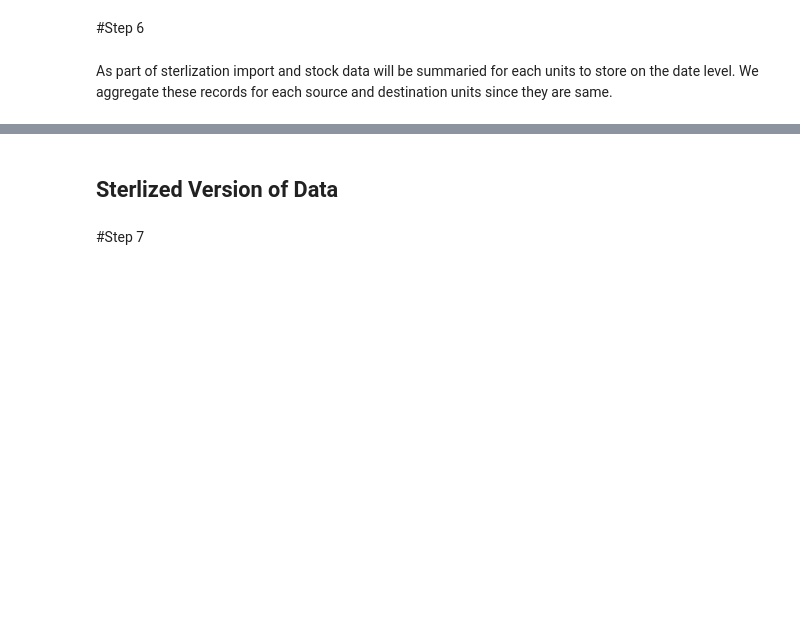
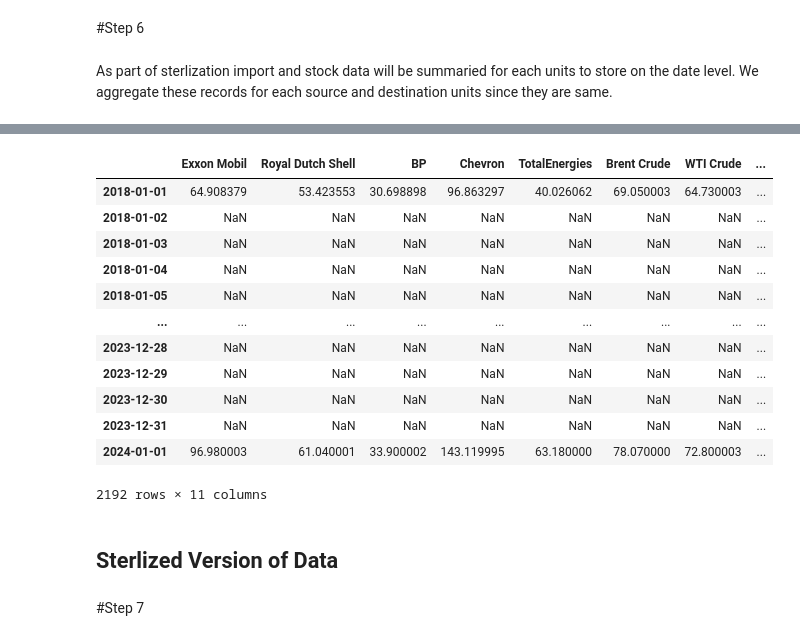
Before and after one commit to pankajti/qtw, a Jupyter notebook: Risk_GWP1.ipynb, the cells around one changed output, grey strips where cells are left out. Drawn from its saved outputs; the diff is of its cells as text; code cells hidden in the pictures; blank space fills up the shorter version.

```diff
--- a/Risk_GWP1.ipynb
+++ b/Risk_GWP1.ipynb
@@ -286,9 +294,9 @@ micro_data_df = oil_stock_data.join(oil_prod_data)
 #########. plotting and issues ######
 
 micro_data_df.plot()
-macro_data_df = pd.concat(macro_data.values())
+macro_data_df = pd.concat(macro_data.values(),axis =1, join='inner')
 macro_data_df[macro_data_df.index.duplicated()]
 mm_data = macro_data_df.join(micro_data_df, how = 'inner')
 mm_data_clean= mm_data.fillna(method='ffill').dropna()
-mm_data_clean[mm_data_clean.index.duplicated()]
+#mm_data_clean[mm_data_clean.index.duplicated()]
 # %% [output]
@@ -333,0 +312,4 @@ mm_data_clean[mm_data_clean.index.duplicated()]
+# %%
+financial_data.index = financial_data.index.map(lambda x :dt.datetime.strptime(x.strftime('%Y%m%d'),'%Y%m%d'))
+# %%
+mm_data_clean_up =mm_data_clean.reindex(pd.date_range(financial_data.index[0],financial_data.index[-1])).fillna(method='ffill')
@@ -334,3 +366,19 @@ mm_data_clean[mm_data_clean.index.duplicated()]
+# %%
+financial_data.join(mm_data_clean_up,how='outer')
+# %% [output]
+|  | Exxon Mobil | Royal Dutch Shell | BP | Chevron | TotalEnergies | Brent Crude | WTI Crude | ... |
+| 2018-01-01 | 64.908379 | 53.423553 | 30.698898 | 96.863297 | 40.026062 | 69.050003 | 64.730003 | ... |
+| 2018-01-02 | NaN | NaN | NaN | NaN | NaN | NaN | NaN | ... |
+| 2018-01-03 | NaN | NaN | NaN | NaN | NaN | NaN | NaN | ... |
+| 2018-01-04 | NaN | NaN | NaN | NaN | NaN | NaN | NaN | ... |
+| 2018-01-05 | NaN | NaN | NaN | NaN | NaN | NaN | NaN | ... |
+| ... | ... | ... | ... | ... | ... | ... | ... | ... |
+| 2023-12-28 | NaN | NaN | NaN | NaN | NaN | NaN | NaN | ... |
+| 2023-12-29 | NaN | NaN | NaN | NaN | NaN | NaN | NaN | ... |
+| 2023-12-30 | NaN | NaN | NaN | NaN | NaN | NaN | NaN | ... |
+| 2023-12-31 | NaN | NaN | NaN | NaN | NaN | NaN | NaN | ... |
+| 2024-01-01 | 96.980003 | 61.040001 | 33.900002 | 143.119995 | 63.180000 | 78.070000 | 72.800003 | ... |
+2192 rows × 11 columns
 # %% [markdown]
 ## Sterlized Version of Data
 # %% [markdown]
```
Also changed, not shown: parts of 12 cells of this notebook.
